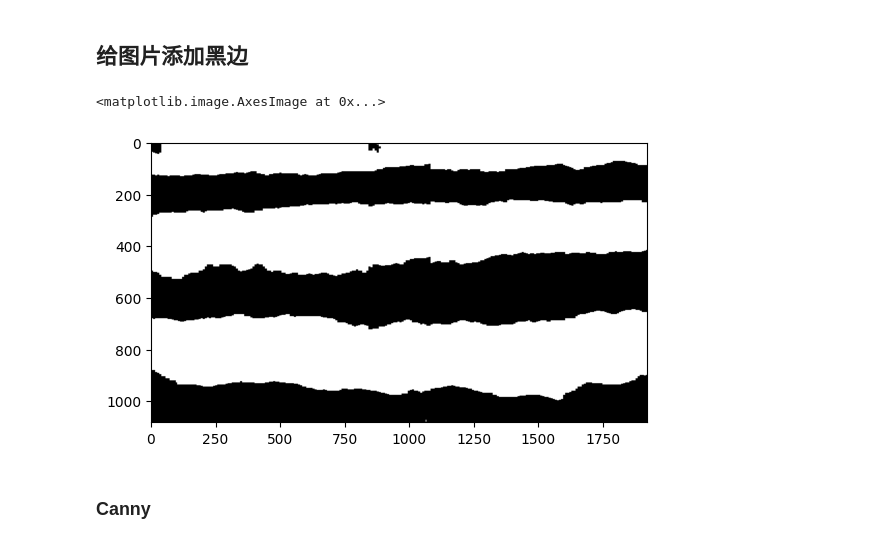
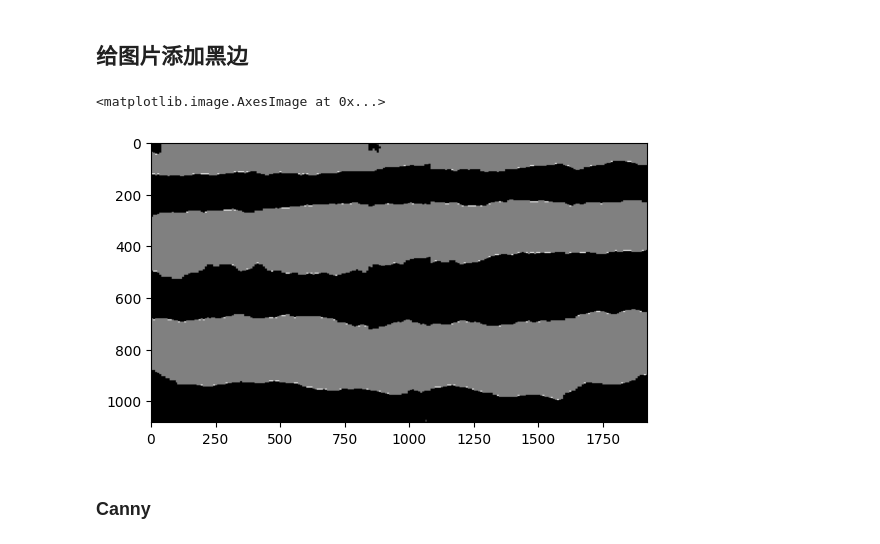
Before and after one commit to NagatoYuki0943/opencv-learn, a Jupyter notebook: python/15_Canny_find_boundaries.ipynb, the cells around one changed output. Cells and saved outputs as stored; diff of their text form; code cells hidden in the pictures.

```diff
--- a/python/15_Canny_find_boundaries.ipynb
+++ b/python/15_Canny_find_boundaries.ipynb
@@ -99,17 +99,17 @@ plt.imshow(b)
 # %%
 image2 = cv2.copyMakeBorder(
     src=image1,
     top=1,
     bottom=1,
     left=0,
     right=0,
     borderType=cv2.BORDER_CONSTANT,
     value=0,
 )
-plt.imshow(image2 * 255, cmap="gray")
+plt.imshow(image2, cmap="gray")
 # %% [output]
 <matplotlib.image.AxesImage at 0x...>
-[figure, old version]
+[figure, new version]
 # %% [markdown]
 ### Canny
 # %%
```
Also changed, not shown: parts of 6 cells of this notebook.
